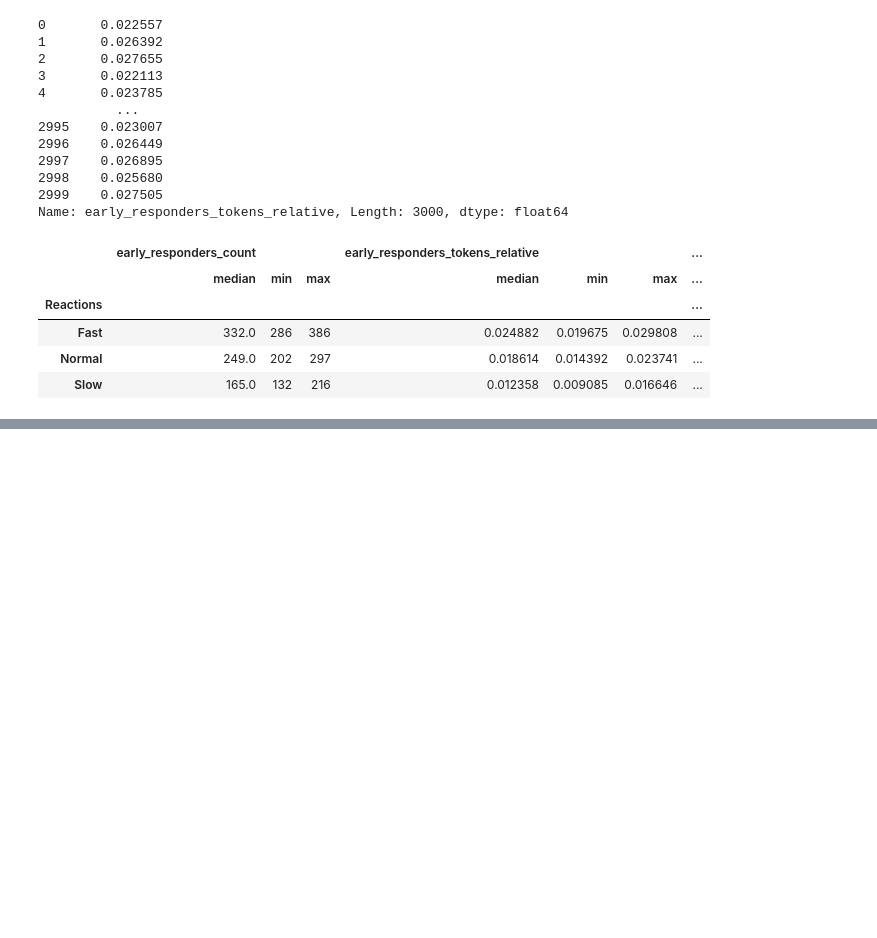
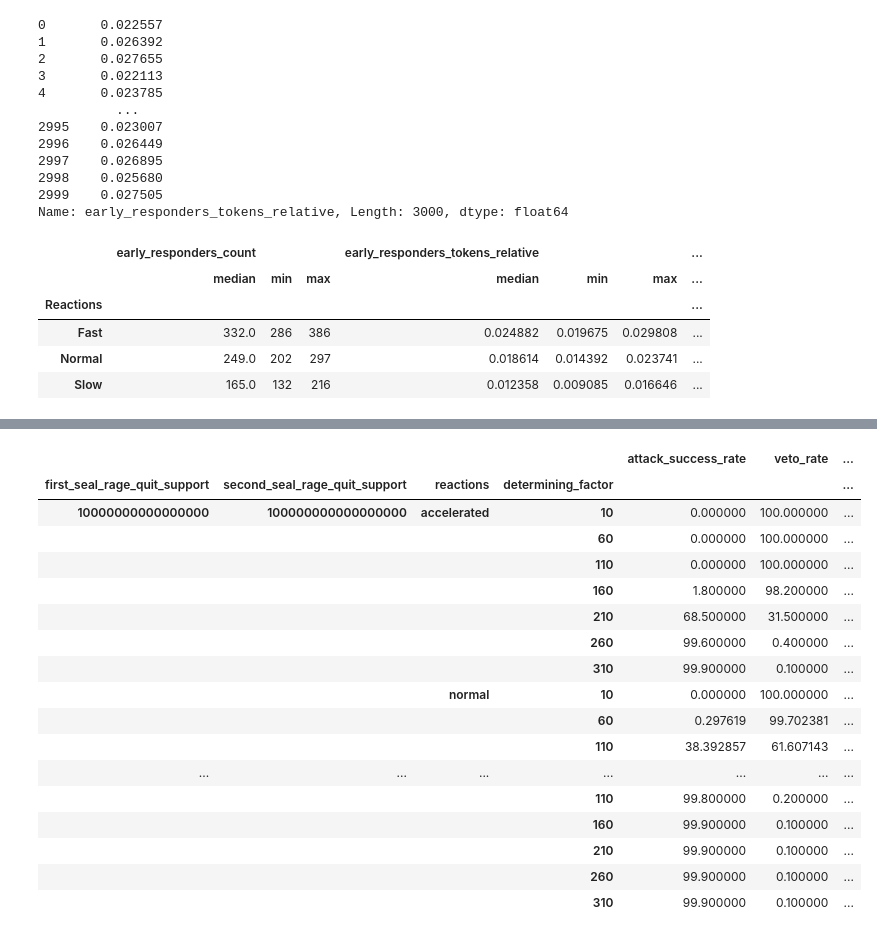
Before and after one commit to collectif-dao/dg-research, a Jupyter notebook: experiments/notebooks/clean_notebook_bribing.ipynb, the cells around one changed output, grey strips where cells are left out. Cells and saved outputs as stored; diff of their text form; code cells hidden in the pictures; blank space fills up the shorter version.

Commit message:
added additional data to bribing

```diff
--- a/experiments/notebooks/clean_notebook_bribing.ipynb
+++ b/experiments/notebooks/clean_notebook_bribing.ipynb
@@ -125,0 +182,35 @@ agg_results
+# %%
+from experiments.analysis_utils.metrics import analyze_veto_timing_by_seals
+
+columns = ('reactions', 'determining_factor',)
+veto_stats = analyze_veto_timing_by_seals(timestep_data_df_full, common_data_df_full, additional_columns=columns)
+
+# Calculate attack_success_rate
+veto_stats['attack_success_rate'] = 100 - veto_stats['veto_rate']
+
+# Reorder columns to place attack_success_rate before veto_rate
+cols = list(veto_stats.columns)
+veto_rate_index = cols.index('veto_rate')
+cols.insert(veto_rate_index, cols.pop(cols.index('attack_success_rate')))
+veto_stats = veto_stats[cols]
+
+display(veto_stats.sort_values(by=list(columns)))
+# %% [output]
+|  |  |  |  | attack_success_rate | veto_rate | ... |
+| first_seal_rage_quit_support | second_seal_rage_quit_support | reactions | determining_factor |  |  | ... |
+| 10000000000000000 | 100000000000000000 | accelerated | 10 | 0.000000 | 100.000000 | ... |
+|  |  |  | 60 | 0.000000 | 100.000000 | ... |
+|  |  |  | 110 | 0.000000 | 100.000000 | ... |
+|  |  |  | 160 | 1.800000 | 98.200000 | ... |
+|  |  |  | 210 | 68.500000 | 31.500000 | ... |
+|  |  |  | 260 | 99.600000 | 0.400000 | ... |
+|  |  |  | 310 | 99.900000 | 0.100000 | ... |
+|  |  | normal | 10 | 0.000000 | 100.000000 | ... |
+|  |  |  | 60 | 0.297619 | 99.702381 | ... |
+|  |  |  | 110 | 38.392857 | 61.607143 | ... |
+| ... | ... | ... | ... | ... | ... | ... |
+|  |  |  | 110 | 99.800000 | 0.200000 | ... |
+|  |  |  | 160 | 99.900000 | 0.100000 | ... |
+|  |  |  | 210 | 99.900000 | 0.100000 | ... |
+|  |  |  | 260 | 99.900000 | 0.100000 | ... |
+|  |  |  | 310 | 99.900000 | 0.100000 | ... |
```
Also changed, not shown: parts of 3 cells of this notebook.
